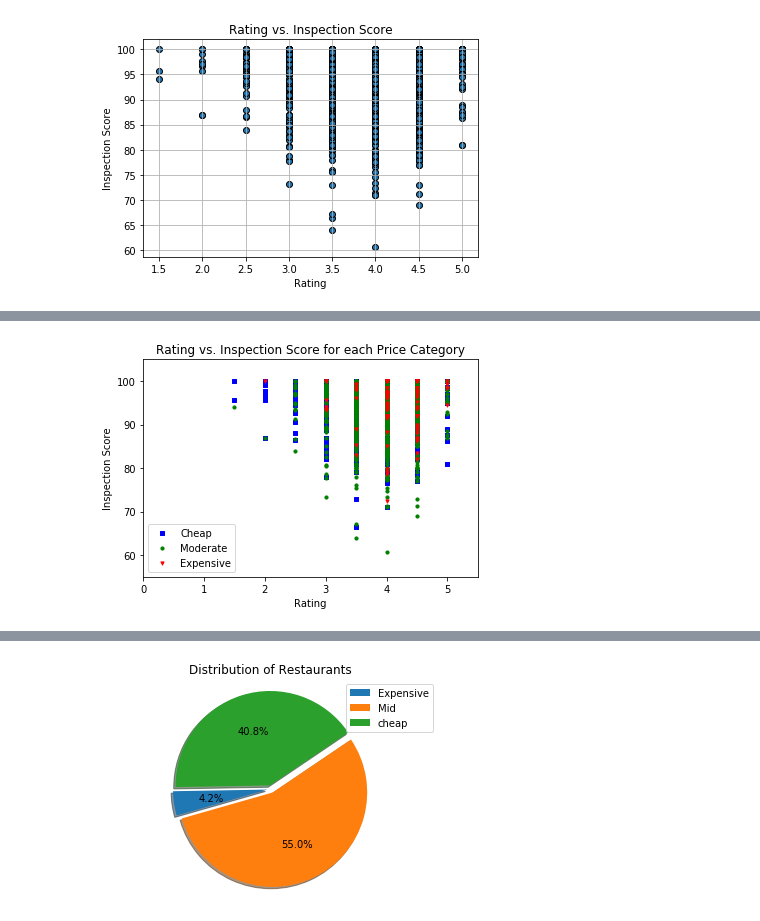
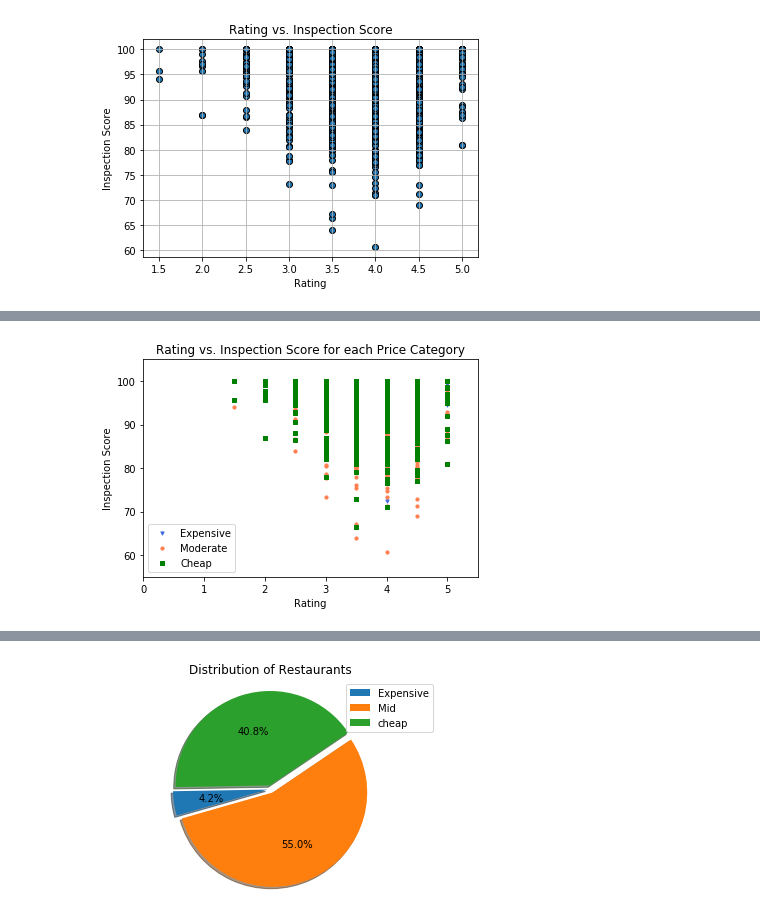
Before and after one commit to DCMilligan88/PriceVsHealth, a Jupyter notebook: analysis_project1.ipynb, the cells around one changed output, grey strips where cells are left out. Drawn from its saved outputs; the diff is of its cells as text; code cells hidden in the pictures.

```diff
--- a/analysis_project1.ipynb
+++ b/analysis_project1.ipynb
@@ -41,20 +82,21 @@ expensive_data = rest_data.loc[rest_data["price"] == "Expensive"]
 # %%
 # Build a scatter plot for each data type
 fig = plt.figure()
 ax1 = fig.add_subplot(111)
 ax1.set_ylim([55, 105])
 ax1.set_xlim([0,5.5])
-ax1.scatter(cheap_data["Rating"],cheap_data["Score"], s=10, c='b', marker="s", label='Cheap')
-ax1.scatter(moderate_data["Rating"],moderate_data["Score"], s=10, c='g', marker="o", label='Moderate')
-ax1.scatter(expensive_data["Rating"], expensive_data["Score"], s= 10, c='r', marker="v", label='Expensive' )
+ax1.scatter(expensive_data["Rating"], expensive_data["Score"], s= 10, c='royalblue', marker="v", label='Expensive')
+ax1.scatter(moderate_data["Rating"],moderate_data["Score"], s=10, c='coral', marker="o", label='Moderate')
+ax1.scatter(cheap_data["Rating"],cheap_data["Score"], s=10, c='g', marker="s", label='Cheap')
+
 plt.legend(loc='best')
 plt.title("Rating vs. Inspection Score for each Price Category")
 plt.xlabel("Rating")
 plt.ylabel("Inspection Score")
 plt.savefig("Rating vs Inspection Score for each category.png")
 plt.show()
 # %% [output]
-[figure, old version]
+[figure, new version]
 # %%
 price_count = rest_data.groupby('price')['Name'].count()
 price_category = price_count.keys()
```
Also changed, not shown: parts of 10 cells of this notebook, 7 other files.
